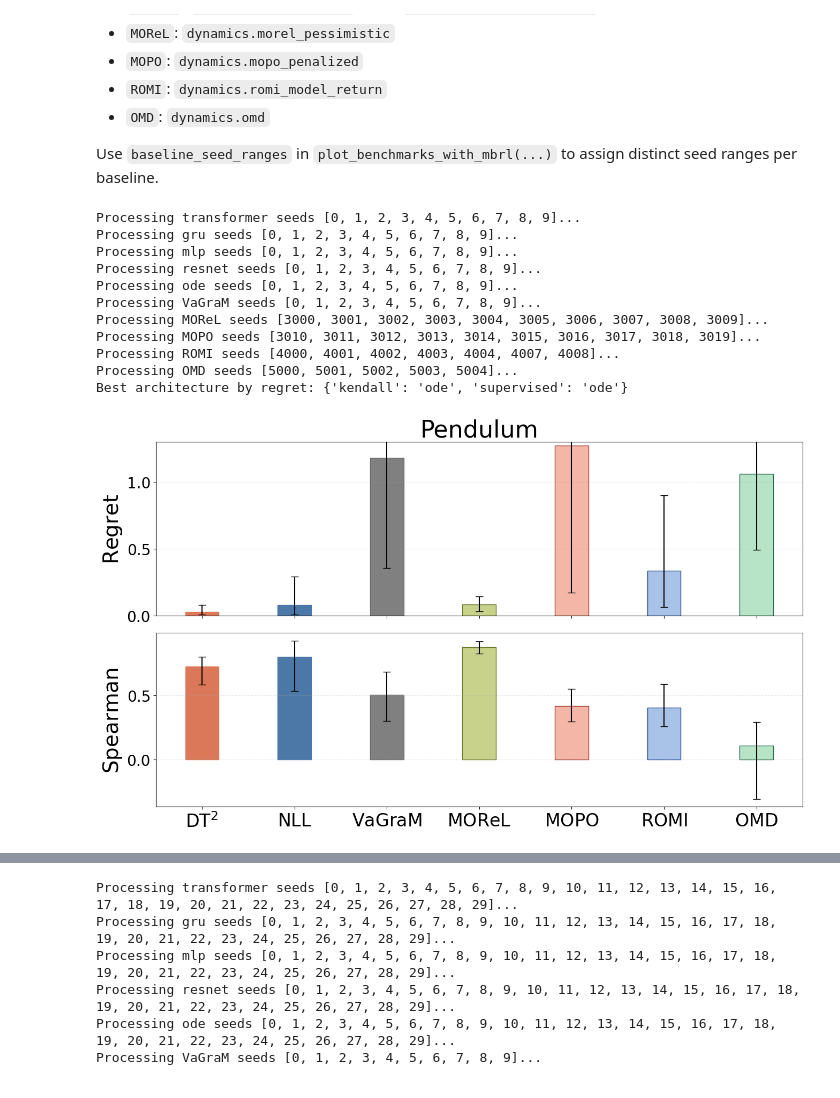
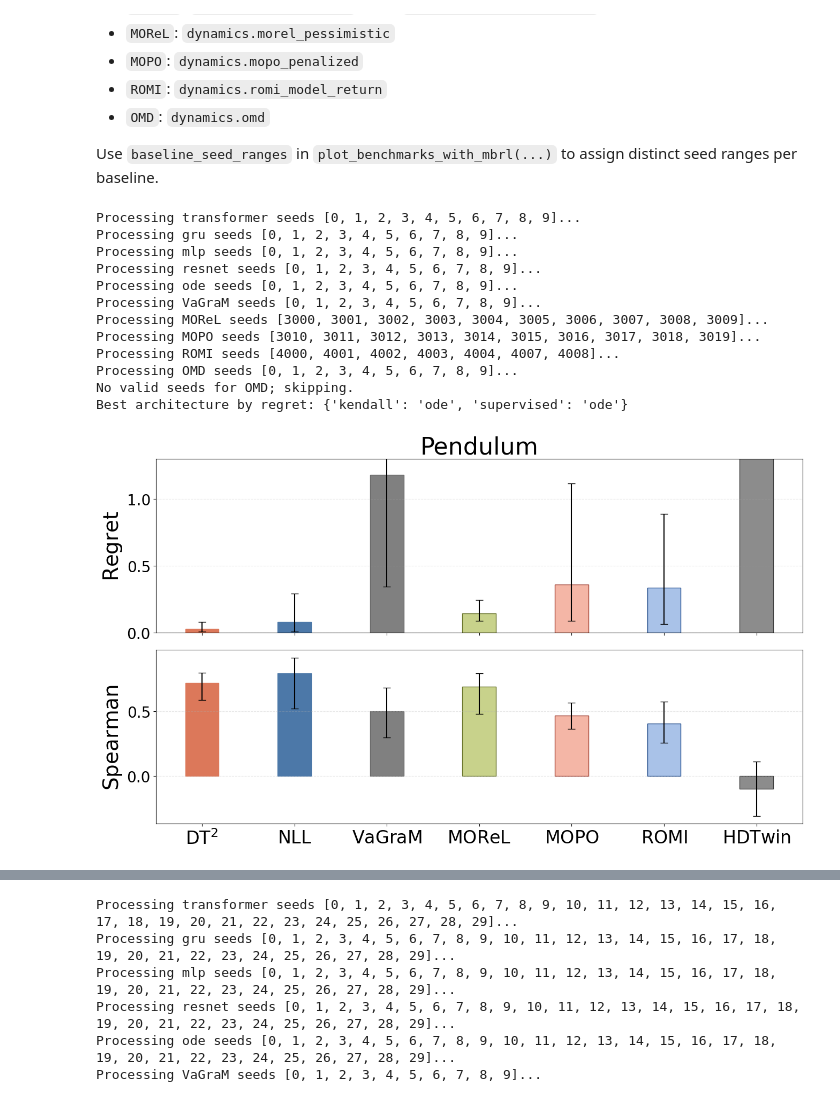
Before and after one commit to harrya32/DT2, a Jupyter notebook: results/mbrl-results.ipynb, the cells around one changed output, grey strips where cells are left out. Drawn from its saved outputs; the diff is of its cells as text; code cells hidden in the pictures.

```diff
--- a/results/mbrl-results.ipynb
+++ b/results/mbrl-results.ipynb
@@ -48,7 +48,7 @@ BASELINE_CONFIG = {
         "label": r"$\mathrm{VaGraM}$",
     },
     "MOReL": {
-        "pattern": "./test/{pipeline}/mlp/summary_{seed}.json",
+        "pattern": "./camera_ready/{pipeline}/mlp/summary_{seed}.json",
         "metric_paths": {
             "env_mc": ["env_mc"],
             "MOReL": ["dynamics", "morel_pessimistic"],
@@ -58,7 +58,7 @@ BASELINE_CONFIG = {
         "label": r"$\mathrm{MOReL}$",
     },
     "MOPO": {
-        "pattern": "./test/{pipeline}/mlp/summary_{seed}.json",
+        "pattern": "./camera_ready/{pipeline}/mlp/summary_{seed}.json",
         "metric_paths": {
             "env_mc": ["env_mc"],
             "MOPO": ["dynamics", "mopo_penalized"],
@@ -87,6 +87,11 @@ BASELINE_CONFIG = {
         "edgecolor": "#2d6a4f",
         "label": r"$\mathrm{OMD}$",
     },
+    "HDTwin": {
+        "label": r"$\mathrm{HDTwin}$",
+        "color": (0.55, 0.55, 0.55),
+        "edgecolor": (0.25, 0.25, 0.25),
+    }
 }
 
 
@@ -575,37 +622,38 @@ def plot_benchmarks_with_mbrl(
 # Distinct seed ranges per baseline can be passed here.
 # For MOReL/MOPO/ROMI/OMD, use whatever numeric seed IDs correspond to your result files.
 example_baseline_seed_ranges = {
     "VaGraM": list(range(0, 10)),
     "MOReL": list(range(3000, 3010)),
     "MOPO": list(range(3010, 3020)),
     "ROMI": [4000, 4001, 4002, 4003, 4004, 4007, 4008],
-    "OMD": list(range(5000, 5005)),
+    #"OMD": list(range(5000, 5005)),
 }
 
 plot_benchmarks_with_mbrl(
     pipeline="pendulum_pipeline",
     seeds=list(range(0, 10)),
     baseline_seed_ranges=example_baseline_seed_ranges,
     best_arch_only=True,
-    save=True,
+    save=False,
     ylim=1.3,
     show_x_labels=True,
     regret_metric="regret",
     top_k=TOP_K,
 )
 # %% [output]
 Processing transformer seeds [0, 1, 2, 3, 4, 5, 6, 7, 8, 9]...
 Processing gru seeds [0, 1, 2, 3, 4, 5, 6, 7, 8, 9]...
 Processing mlp seeds [0, 1, 2, 3, 4, 5, 6, 7, 8, 9]...
 Processing resnet seeds [0, 1, 2, 3, 4, 5, 6, 7, 8, 9]...
 Processing ode seeds [0, 1, 2, 3, 4, 5, 6, 7, 8, 9]...
 Processing VaGraM seeds [0, 1, 2, 3, 4, 5, 6, 7, 8, 9]...
 Processing MOReL seeds [3000, 3001, 3002, 3003, 3004, 3005, 3006, 3007, 3008, 3009]...
 Processing MOPO seeds [3010, 3011, 3012, 3013, 3014, 3015, 3016, 3017, 3018, 3019]...
 Processing ROMI seeds [4000, 4001, 4002, 4003, 4004, 4007, 4008]...
-Processing OMD seeds [5000, 5001, 5002, 5003, 5004]...
+Processing OMD seeds [0, 1, 2, 3, 4, 5, 6, 7, 8, 9]...
+No valid seeds for OMD; skipping.
 Best architecture by regret: {'kendall': 'ode', 'supervised': 'ode'}
-[figure, old version]
+[figure, new version]
 # %%
 plot_benchmarks_with_mbrl(
     pipeline="lunarlander_pipeline",
```
Also changed, not shown: parts of 4 cells of this notebook, 41 other files.
